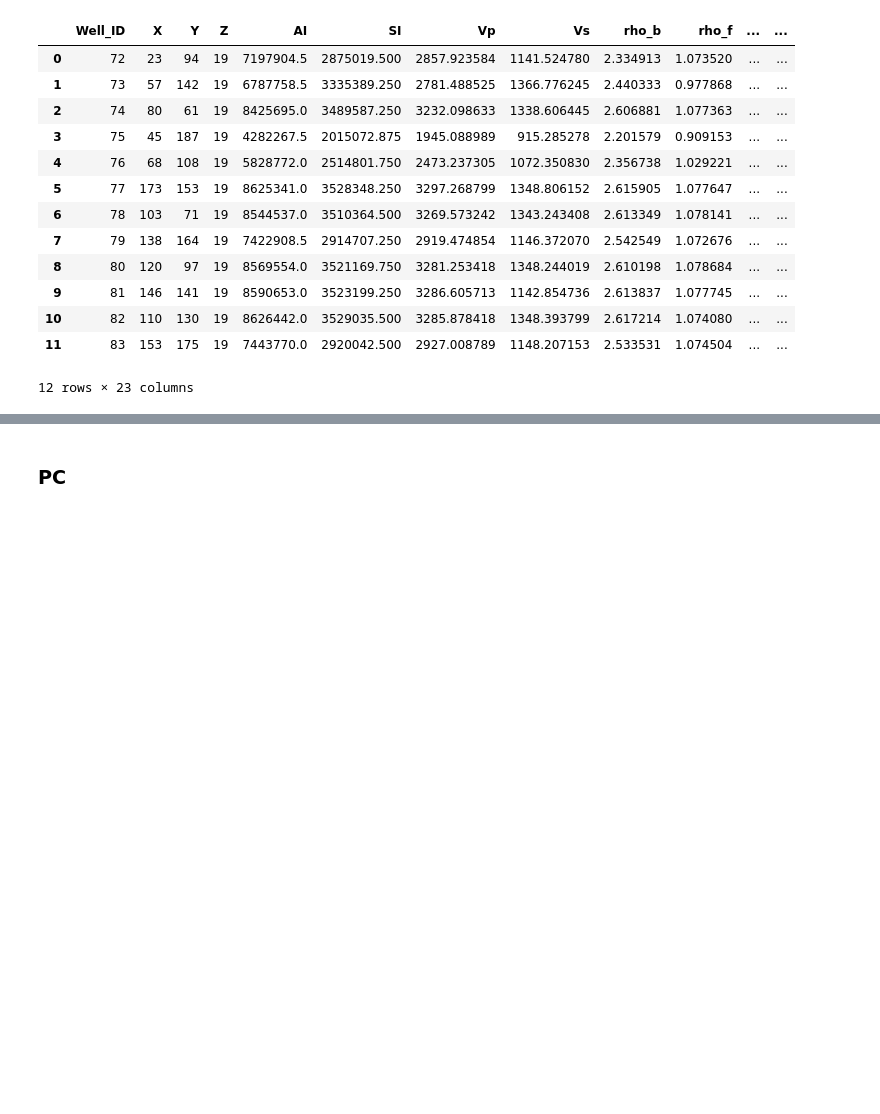
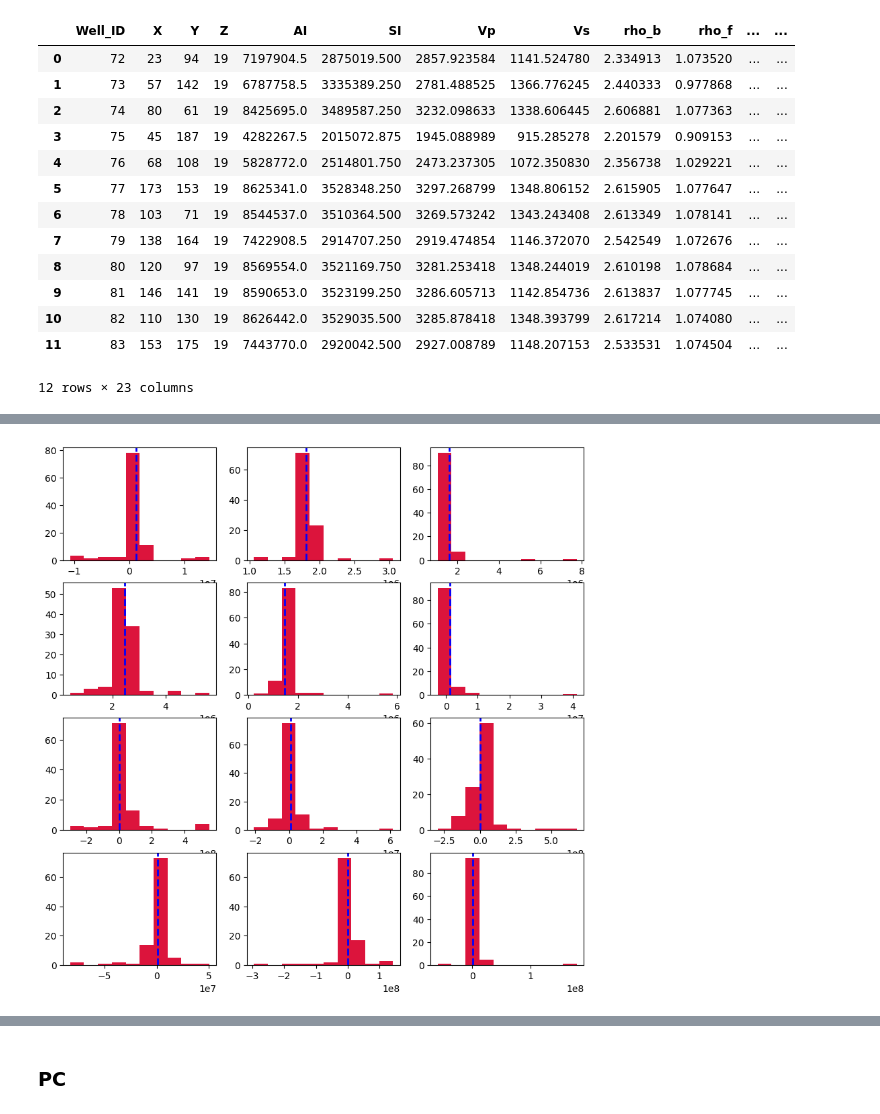
Before and after one commit to acmontesh/Energ-AI-z, a Jupyter notebook: Production_analysis.ipynb, the cells around one changed output, grey strips where cells are left out. Cells and saved outputs as stored; diff of their text form; code cells hidden in the pictures; blank space fills up the shorter version.

```diff
--- a/Production_analysis.ipynb
+++ b/Production_analysis.ipynb
@@ -599,12 +613,10 @@ for i in range(df_preproduction.shape[0]):
 # %%
-fig,axs = plt.subplots( 4,3,figsize=(10,10),facecolor="black" )
+fig,axs = plt.subplots( 4,3,figsize=(10,10),facecolor="white" )
 for k in range(df_preproduction.shape[0]):
     row = k//3
-    colm = k%4
-    id = df_preproduction.iloc[i]["Well_ID"]
-    counts, bin_edges, patches = axs[row,colm].hist(  realizations_per_sample[ id ]["reals"],color="crimson" )
-    imax = np.argmax(counts)
-    midpoint = 0.5 * (bin_edges[imax] + bin_edges[imax + 1])
-    axs[row,colm].axvline( realizations_per_sample[ id ]["actual"],ls="--",lw=2.0,color="blue" )
-    axs[row,colm].axvline( midpoint,ls="dotted",lw=2.0,color="gray" )
-    axs[row,colm].axvline( np.median( realizations_per_sample[ id ]["reals"] ),ls="dotted",lw=2.0,color="cyan" )
+    colm = k%3
+    id = df_preproduction.iloc[k]["Well_ID"]
+    counts, bin_edges, patches = axs[row,colm].hist(  realizations_per_sample[ id ]["realizations"],color="crimson",bins=10 )
+    axs[row,colm].axvline( realizations_per_sample[ id ]["best_pred"],ls="--",lw=2.0,color="blue" )
+# %% [output]
+[figure, added]
```
Also changed, not shown: parts of 5 cells of this notebook.
